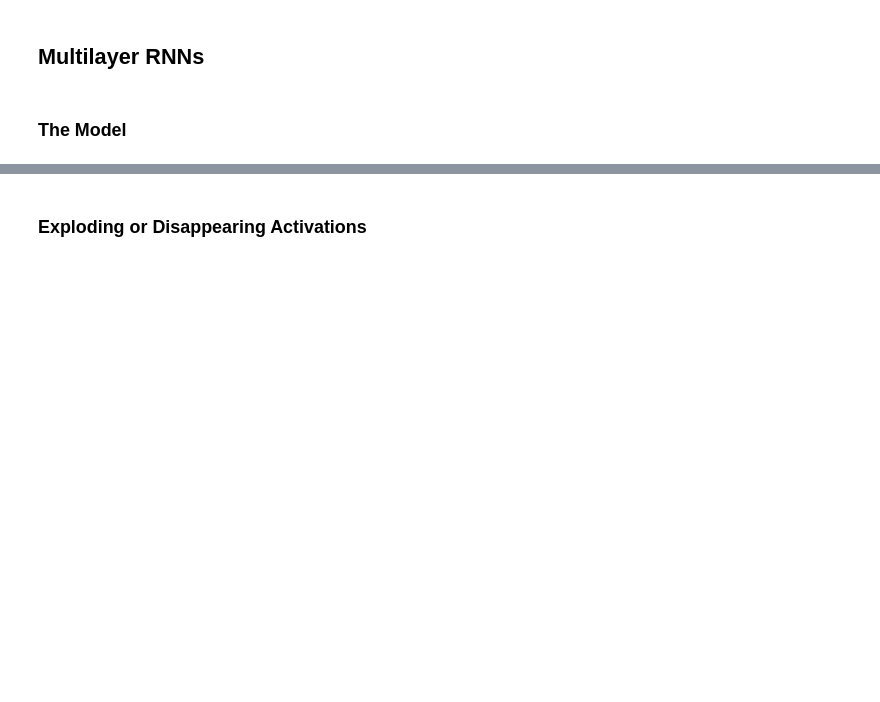
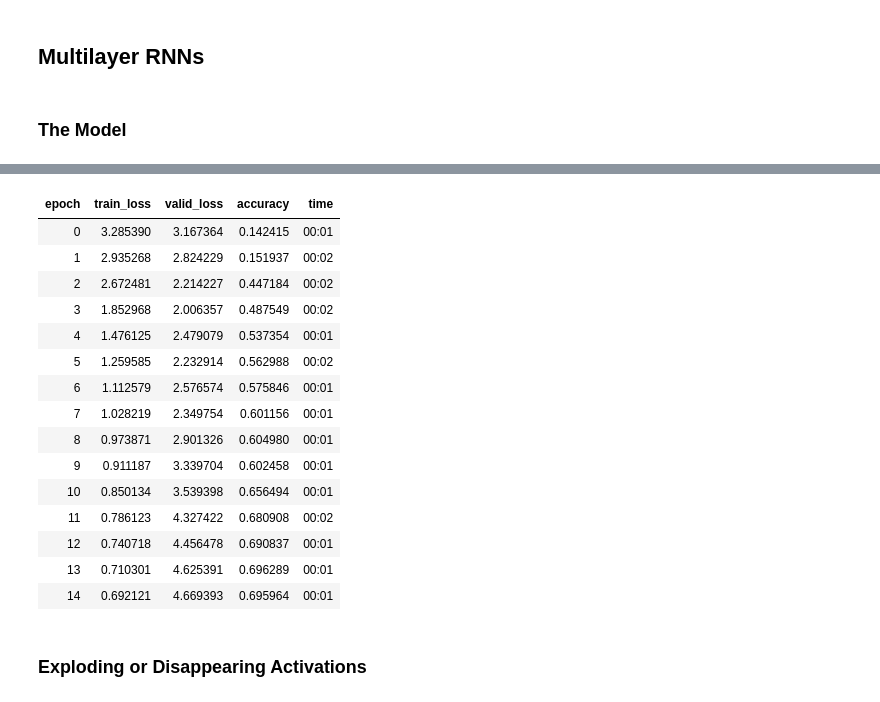
Before and after one commit to thatgeeman/fastbook, a Jupyter notebook: clean/12_nlp_dive.ipynb, the cells around one changed output, grey strips where cells are left out. Saved outputs shown, nothing was run; the diff lists cells and outputs as text; code cells hidden in the pictures; blank space fills up the shorter version.

```diff
--- a/clean/12_nlp_dive.ipynb
+++ b/clean/12_nlp_dive.ipynb
@@ -687,8 +625,13 @@ class LMModel4(Module):
 
     def reset(self): self.h = 0
-# %%
-def loss_func(inp, targ):
-    return F.cross_entropy(inp.view(-1, len(vocab)), targ.view(-1))
+# %%
+def loss_func(inp, targ):
+    #print(inp.shape, inp.view(-1, len(vocab)).shape, targ.shape, targ.view(-1).shape)
+    # Input: N,C shape. C is all the possible classes
+    # target: N
+    loss1 = nn.CrossEntropyLoss()(inp.view(-1, len(vocab)), targ.view(-1))
+    loss2 = F.cross_entropy(inp.view(-1, len(vocab)), targ.view(-1))
+    return (loss1+loss2)/2.0
 # %%
 learn = Learner(dls, LMModel4(len(vocab), 64), loss_func=loss_func,
                 metrics=accuracy, cbs=ModelResetter)
@@ -700,22 +677,53 @@ learn.fit_one_cycle(15, 3e-3)
 # %%
 class LMModel5(Module):
-    def __init__(self, vocab_sz, n_hidden, n_layers):
+    def __init__(self, vocab_sz, n_hidden, n_hidden_hidden, n_layers):
         self.i_h = nn.Embedding(vocab_sz, n_hidden)
-        self.rnn = nn.RNN(n_hidden, n_hidden, n_layers, batch_first=True)
-        self.h_o = nn.Linear(n_hidden, vocab_sz)
-        self.h = torch.zeros(n_layers, bs, n_hidden)
+        """
+        here is where we initiate the RNN instance with required args
+        """
+        # input is the hidden activations
+        # second field is the no of features in that
+        # thrird is the number of layers to make a `stacked RNN`
+        self.rnn = nn.RNN(n_hidden, n_hidden_hidden, n_layers, batch_first=True, nonlinearity='relu')
+        self.h_o = nn.Linear(n_hidden_hidden, vocab_sz)
+        self.h = torch.zeros(n_layers, bs, n_hidden_hidden) # store h for each layer. size should math rnn n_hidden
 
     def forward(self, x):
-        res,h = self.rnn(self.i_h(x), self.h)
+        """
+        here is the call to RNN. It needs input, h_0.
+        Input is the input sequence. the entire sequence. Looping will be done by RNN module
+        h_0 the hidden activations
+        """
+        res, h = self.rnn(self.i_h(x), self.h)
+        # print(res.shape, h.shape)
+        # torch.Size([64, 16, 60]), torch.Size([10, 64, 60])
+        # h.shape returns for each layer, the hidden activations. for each unit in the layer.
         self.h = h.detach()
         return self.h_o(res)
 
     def reset(self): self.h.zero_()
 # %%
-learn = Learner(dls, LMModel5(len(vocab), 64, 2),
-                loss_func=CrossEntropyLossFlat(),
+learn = Learner(dls, LMModel5(len(vocab), 100, 60, 10), # 10 layers of RNN
+                loss_func=loss_func,
                 metrics=accuracy, cbs=ModelResetter)
 learn.fit_one_cycle(15, 3e-3)
+# %% [output]
+| epoch | train_loss | valid_loss | accuracy | time |
+| 0 | 3.285390 | 3.167364 | 0.142415 | 00:01 |
+| 1 | 2.935268 | 2.824229 | 0.151937 | 00:02 |
+| 2 | 2.672481 | 2.214227 | 0.447184 | 00:02 |
+| 3 | 1.852968 | 2.006357 | 0.487549 | 00:02 |
+| 4 | 1.476125 | 2.479079 | 0.537354 | 00:01 |
+| 5 | 1.259585 | 2.232914 | 0.562988 | 00:02 |
+| 6 | 1.112579 | 2.576574 | 0.575846 | 00:01 |
+| 7 | 1.028219 | 2.349754 | 0.601156 | 00:01 |
+| 8 | 0.973871 | 2.901326 | 0.604980 | 00:01 |
+| 9 | 0.911187 | 3.339704 | 0.602458 | 00:01 |
+| 10 | 0.850134 | 3.539398 | 0.656494 | 00:01 |
+| 11 | 0.786123 | 4.327422 | 0.680908 | 00:02 |
+| 12 | 0.740718 | 4.456478 | 0.690837 | 00:01 |
+| 13 | 0.710301 | 4.625391 | 0.696289 | 00:01 |
+| 14 | 0.692121 | 4.669393 | 0.695964 | 00:01 |
 # %% [markdown]
 ### Exploding or Disappearing Activations
 # %% [markdown]
```
Also changed, not shown: parts of 107 cells of this notebook.
